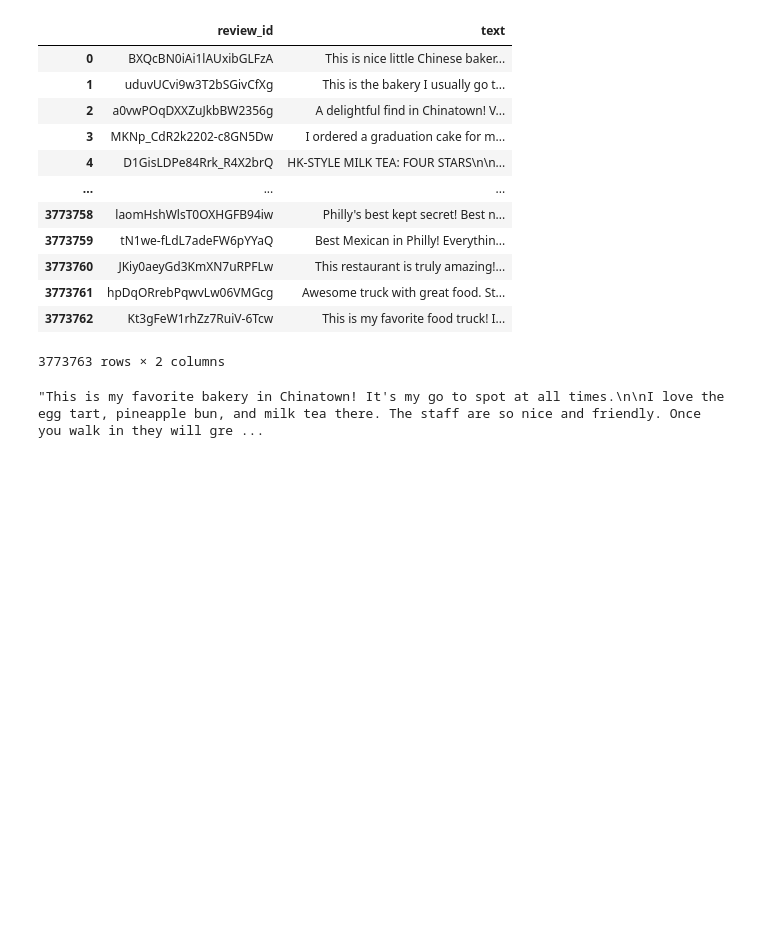
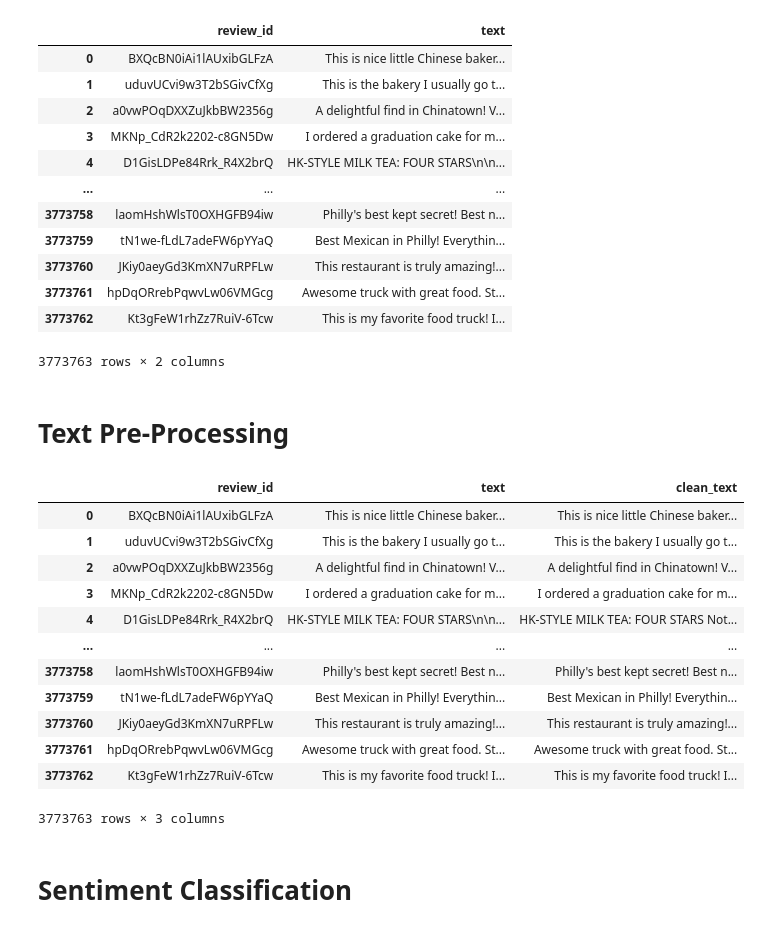
Before and after one commit to mindyng/2024-Business-Projects, a Jupyter notebook: yelp-reviews-advanced-reviews-analysis.ipynb, the cells around one changed output. Saved outputs shown, nothing was run; the diff lists cells and outputs as text; code cells hidden in the pictures; blank space fills up the shorter version.

Commit message:
Kaggle Notebook | Yelp Reviews Advanced Reviews Analysis | Version 3

```diff
--- a/yelp-reviews-advanced-reviews-analysis.ipynb
+++ b/yelp-reviews-advanced-reviews-analysis.ipynb
@@ -14,8 +14,12 @@
 # %%
 import pandas as pd
+pd.set_option('display.max_colwidth', None)
 import duckdb
 
 %load_ext sql
 conn = duckdb.connect()
 %sql conn --alias duckdb
+
+import re
+from transformers import pipeline
 # %% [output]
@@ -290,9 +297,30 @@ df_sent2
 | 3773761 | hpDqORrebPqwvLw06VMGcg | Awesome truck with great food. St... |
 | 3773762 | Kt3gFeW1rhZz7RuiV-6Tcw | This is my favorite food truck! I... |
 3773763 rows × 2 columns
+# %% [markdown]
+# Text Pre-Processing
 # %%
 # Get code to clean text of HTML tags, punctuation?, emoji-like, slang converter (''n'-> ing) or get model that understands yum/yummy
+def cleanhtml(x):
+    cleanr = re.compile('<.*?>')
+    cleantext = re.sub(cleanr, '', x)
+    return cleantext.replace('\n\n', ' ').replace('\n', '')
+
+df_sent2['clean_text'] = df_sent2.apply(lambda row: cleanhtml(row['text']), axis=1)
+
+# Examine sample of dirty comments to see if translation went through
+df_sent2
+# %% [output]
+|  | review_id | text | clean_text |
+| 0 | BXQcBN0iAi1lAUxibGLFzA | This is nice little Chinese baker... | This is nice little Chinese baker... |
+| 1 | uduvUCvi9w3T2bSGivCfXg | This is the bakery I usually go t... | This is the bakery I usually go t... |
+| 2 | a0vwPOqDXXZuJkbBW2356g | A delightful find in Chinatown! V... | A delightful find in Chinatown! V... |
+| 3 | MKNp_CdR2k2202-c8GN5Dw | I ordered a graduation cake for m... | I ordered a graduation cake for m... |
+| 4 | D1GisLDPe84Rrk_R4X2brQ | HK-STYLE MILK TEA: FOUR STARS\n\n... | HK-STYLE MILK TEA: FOUR STARS Not... |
+| ... | ... | ... | ... |
+| 3773758 | laomHshWlsT0OXHGFB94iw | Philly's best kept secret! Best n... | Philly's best kept secret! Best n... |
+| 3773759 | tN1we-fLdL7adeFW6pYYaQ | Best Mexican in Philly! Everythin... | Best Mexican in Philly! Everythin... |
+| 3773760 | JKiy0aeyGd3KmXN7uRPFLw | This restaurant is truly amazing!... | This restaurant is truly amazing!... |
+| 3773761 | hpDqORrebPqwvLw06VMGcg | Awesome truck with great food. St... | Awesome truck with great food. St... |
+| 3773762 | Kt3gFeW1rhZz7RuiV-6Tcw | This is my favorite food truck! I... | This is my favorite food truck! I... |
+3773763 rows × 3 columns
-# %%
-df_sent2['text'][80]
-# %% [output]
-"This is my favorite bakery in Chinatown! It's my go to spot at all times.\n\nI love the egg tart, pineapple bun, and milk tea there. The staff are so nice and friendly. Once you walk in they will gre ...
@@ -298,0 +336,2 @@ df_sent2['text'][80]
+# %% [markdown]
+# Sentiment Classification
```
Also changed, not shown: parts of 6 cells of this notebook.
